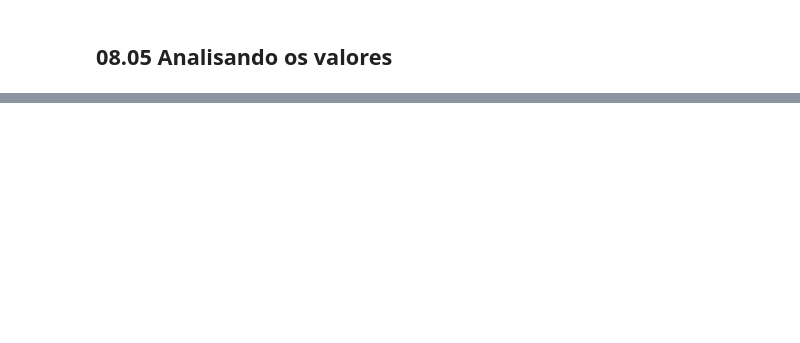
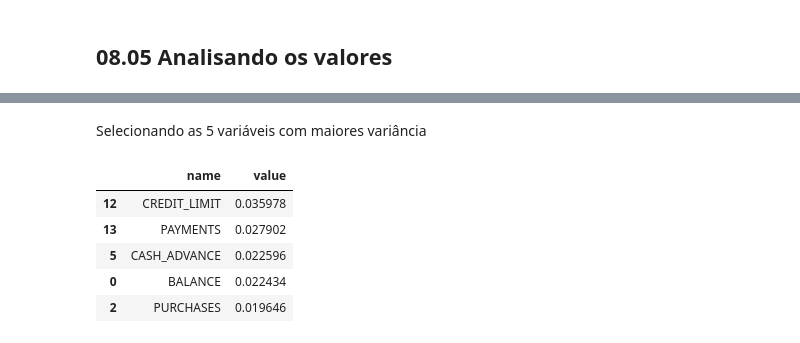
Before and after one commit to yorinori/Alura, a Jupyter notebook: Clustering_extraindo-padroes-de-dados/Notebook-cartao-de-credito.ipynb, the cells around one changed output, grey strips where cells are left out. Cells and saved outputs as stored; diff of their text form; code cells hidden in the pictures; blank space fills up the shorter version.

Commit message:
08.06 Selecionando os atributos

```diff
--- a/Clustering_extraindo-padroes-de-dados/Notebook-cartao-de-credito.ipynb
+++ b/Clustering_extraindo-padroes-de-dados/Notebook-cartao-de-credito.ipynb
@@ -385,0 +471,13 @@ print(centroids)
+# %%
+teste = teste.loc[teste['variable'] != 'MINIMUM_PAYMENTS']
+# %% [markdown]
+Selecionando as 5 variáveis com maiores variância
+# %%
+teste.iloc[:5]
+# %% [output]
+|  | name | value |
+| 12 | CREDIT_LIMIT | 0.035978 |
+| 13 | PAYMENTS | 0.027902 |
+| 5 | CASH_ADVANCE | 0.022596 |
+| 0 | BALANCE | 0.022434 |
+| 2 | PURCHASES | 0.019646 |
```
Also changed, not shown: parts of 22 cells of this notebook.
